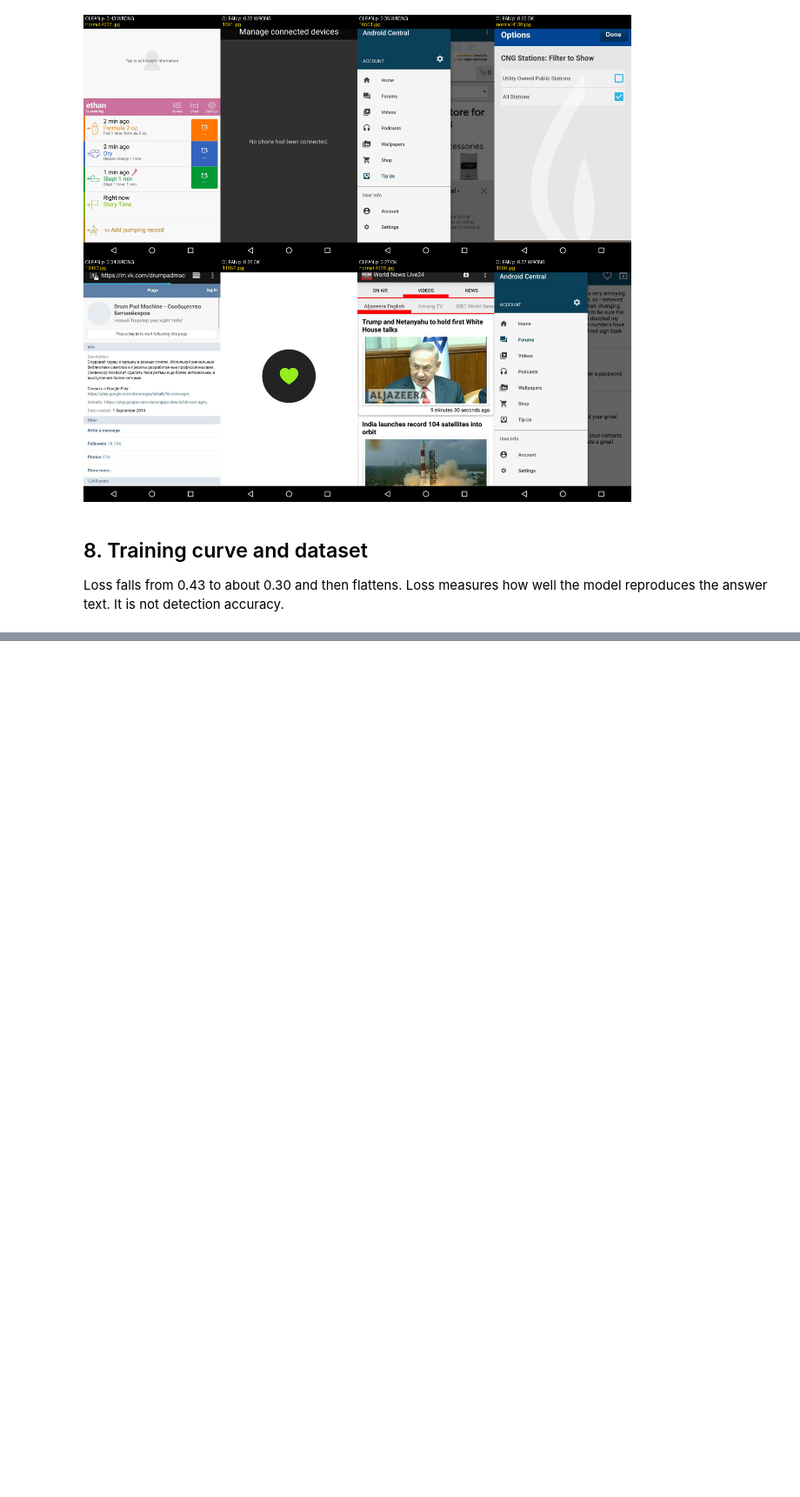
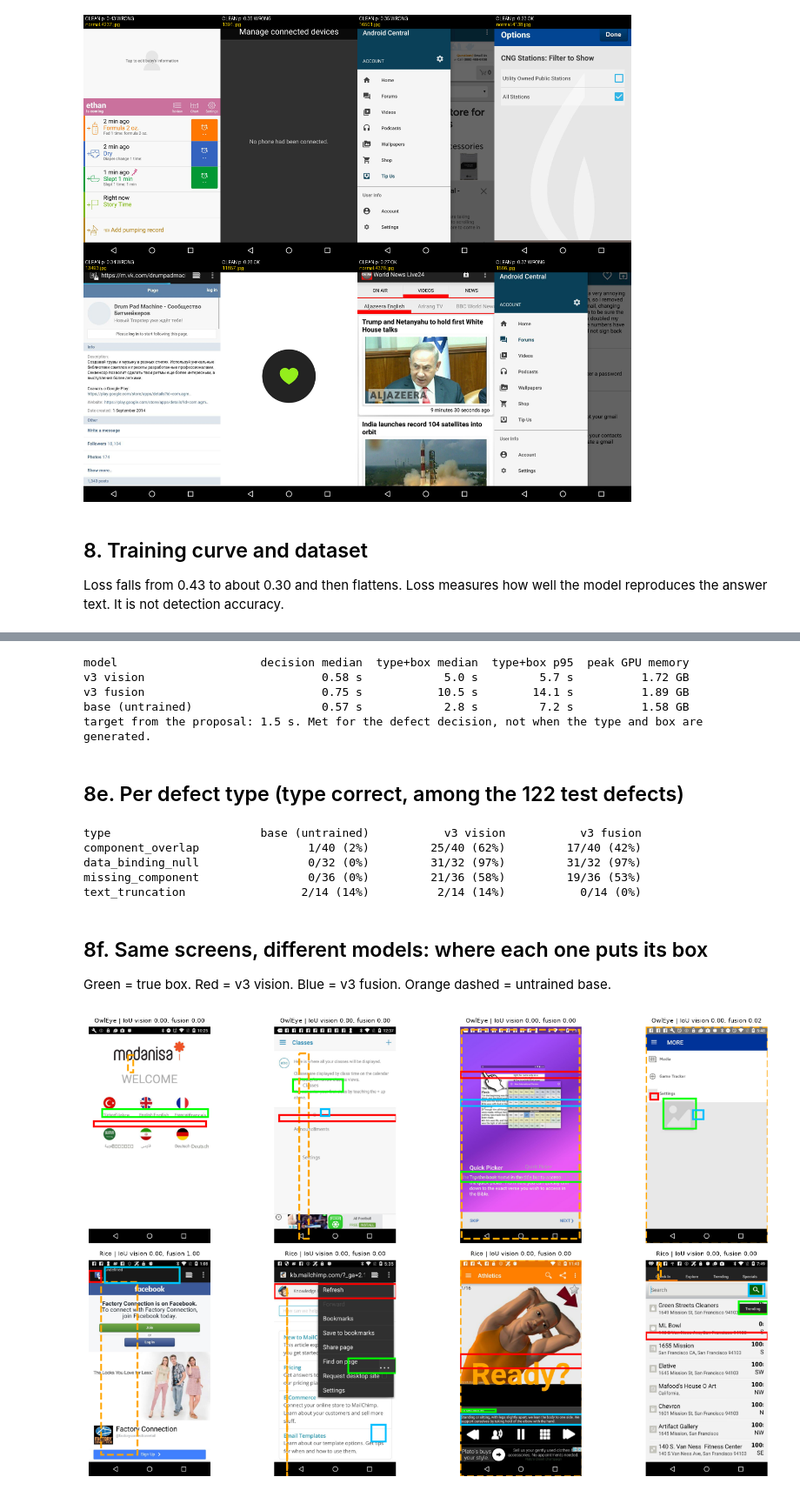
Before and after one commit to luqmanbooso/J26-SE-334, a Jupyter notebook: vision_oracle/notebooks/C3_v3_measured_results.ipynb, the cells around one changed output, grey strips where cells are left out. Shown at 87% size. Cells and saved outputs as stored; diff of their text form; code cells hidden in the pictures; blank space fills up the shorter version.

```diff
--- a/vision_oracle/notebooks/C3_v3_measured_results.ipynb
+++ b/vision_oracle/notebooks/C3_v3_measured_results.ipynb
@@ -207,0 +265,54 @@ training examples: 3466
+# %%
+print(f"{'model':<24}{'decision median':>17}{'type+box median':>17}{'type+box p95':>14}{'peak GPU memory':>17}")
+for label, sf, ef in (('v3 vision', 'v3_test_scores.json', 'v3_e2e_defects122.json'), ('v3 fusion', 'v3_fusion_test_scores.json', 'v3_fusion_e2e_defects122.json'), ('base (untrained)', 'base_vision_test_scores.json', 'base_vision_e2e_defects122.json')):
+    s, e = load(sf), load(ef)
+    if not (s and e): continue
+    dec = np.median([float(r['latency_ms']) for r in s['records']]) / 1000
+    print(f"{label:<24}{dec:>15.2f} s{e['summary']['median_latency_ms'] / 1000:>15.1f} s{e['summary']['p95_latency_ms'] / 1000:>12.1f} s{e['peak_vram_bytes'] / 1024 ** 3:>14.2f} GB")
+print('target from the proposal: 1.5 s. Met for the defect decision, not when the type and box are generated.')
+# %% [output]
+model                     decision median  type+box median  type+box p95  peak GPU memory
+v3 vision                          0.58 s            5.0 s         5.7 s          1.72 GB
+v3 fusion                          0.75 s           10.5 s        14.1 s          1.89 GB
+base (untrained)                   0.57 s            2.8 s         7.2 s          1.58 GB
+target from the proposal: 1.5 s. Met for the defect decision, not when the type and box are generated.
+# %% [markdown]
+## 8e. Per defect type (type correct, among the 122 test defects)
+# %%
+types = ['component_overlap', 'data_binding_null', 'missing_component', 'text_truncation']
+print(f"{'type':<22}" + ''.join(f'{m:>20}' for m in E2E))
+for t in types:
+    cells = []
+    for f in E2E.values():
+        d = load(f); pc = d['summary']['per_class'].get(t) if d else None
+        cells.append(f"{pc['type_correct']}/{pc['n']} ({pc['type_correct'] / pc['n']:.0%})" if pc else '-')
+    print(f'{t:<22}' + ''.join(f'{c:>20}' for c in cells))
+# %% [output]
+type                      base (untrained)           v3 vision           v3 fusion
+component_overlap                1/40 (2%)         25/40 (62%)         17/40 (42%)
+data_binding_null                0/32 (0%)         31/32 (97%)         31/32 (97%)
+missing_component                0/36 (0%)         21/36 (58%)         19/36 (53%)
+text_truncation                 2/14 (14%)          2/14 (14%)           0/14 (0%)
+# %% [markdown]
+## 8f. Same screens, different models: where each one puts its box
+Green = true box. Red = v3 vision. Blue = v3 fusion. Orange dashed = untrained base.
+# %%
+from PIL import Image
+E = {k: {r['image']: r for r in load(f)['records']} for k, f in (('vision', 'v3_e2e_defects122.json'), ('fusion', 'v3_fusion_e2e_defects122.json'), ('base', 'base_vision_e2e_defects122.json')) if load(f)}
+common = [i for i in E['vision'] if all(i in e for e in E.values()) and E['vision'][i]['pred_box'] and E['vision'][i]['gold_box']]
+rng = np.random.default_rng(3)
+owl = [i for i in common if 'OwlEye' in i]; rico = [i for i in common if 'OwlEye' not in i]
+pick = list(rng.choice(owl, 4, replace=False)) + list(rng.choice(rico, 4, replace=False))
+fig, axes = plt.subplots(2, 4, figsize=(15, 9))
+def draw(ax, b, w, h, color, ls='-'):
+    if not b: return
+    y1, x1, y2, x2 = box(b); ax.add_patch(plt.Rectangle((x1 * w / 1000, y1 * h / 1000), (x2 - x1) * w / 1000, (y2 - y1) * h / 1000, fill=False, ec=color, lw=2.5, ls=ls))
+for ax, img in zip(axes.ravel(), pick):
+    with Image.open(img) as im: im = im.convert('RGB')
+    w, h = im.size; ax.imshow(im); ax.axis('off')
+    draw(ax, E['vision'][img]['gold_box'], w, h, 'lime'); draw(ax, E['base'][img]['pred_box'], w, h, 'orange', '--')
+    draw(ax, E['vision'][img]['pred_box'], w, h, 'red'); draw(ax, E['fusion'][img]['pred_box'], w, h, 'deepskyblue')
+    ax.set_title(f"{'OwlEye' if 'OwlEye' in img else 'Rico'} | IoU vision {E['vision'][img]['iou'] or 0:.2f}, fusion {E['fusion'][img]['iou'] or 0:.2f}", fontsize=8)
+plt.tight_layout(); plt.show()
+# %% [output]
+[figure, added]
```
Also changed, not shown: parts of 13 cells of this notebook, 25 other files.
